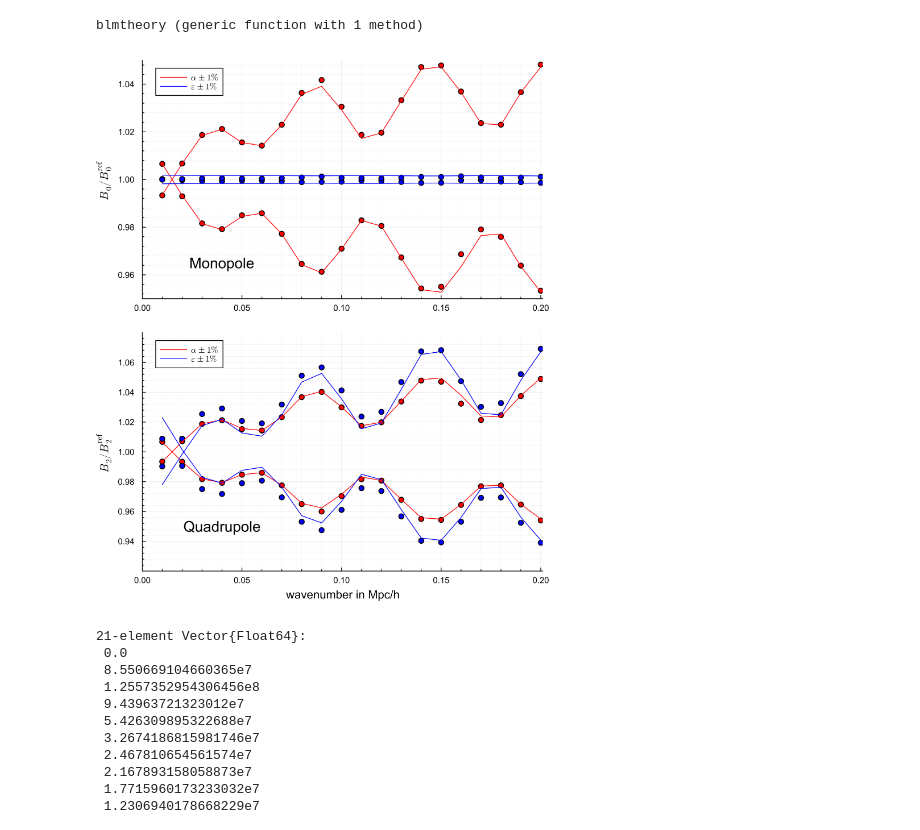
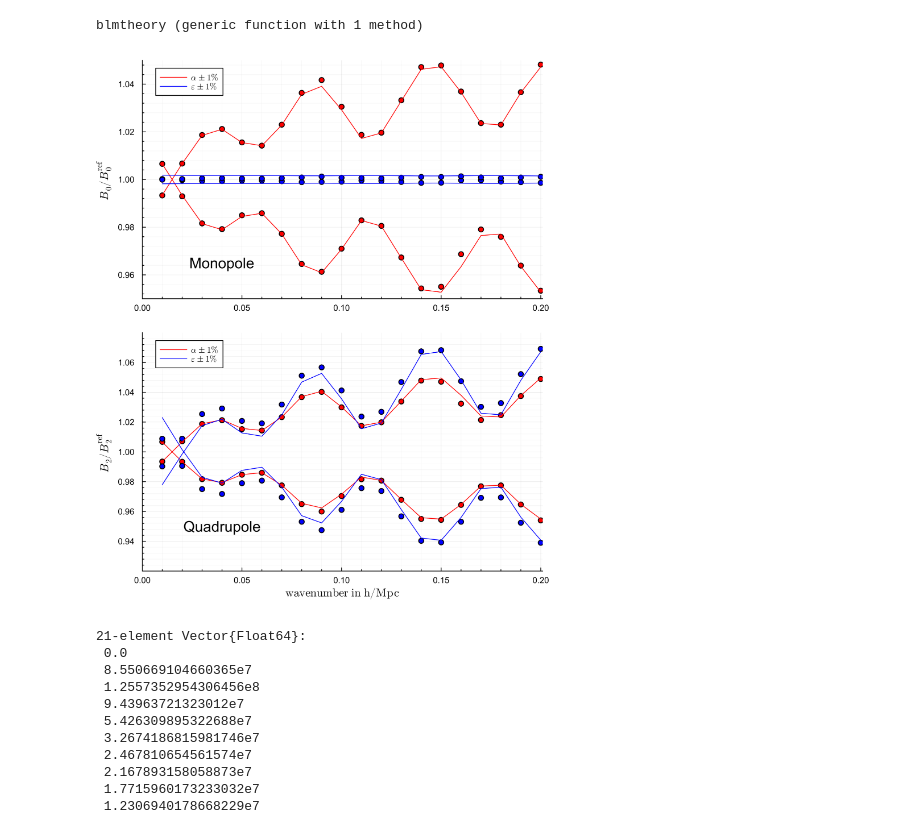
Before and after one commit to ladosamushia/BispectrumAP, a Jupyter notebook: BAOplots.ipynb, the cells around one changed output. Saved outputs shown, nothing was run; the diff lists cells and outputs as text; code cells hidden in the pictures.

```diff
--- a/BAOplots.ipynb
+++ b/BAOplots.ipynb
@@ -333,33 +333,33 @@ end
 # %%
 scatter(kgrid, b00list[1,:]./B00fid, label=:none, color=:red, layout=(2,1), size=(650, 800), dpi=300, subplot=1)
 scatter!(kgrid, b00list[2,:]./B00fid, label=:none, color=:red, subplot=1)
 scatter!(kgrid, b00list[3,:]./B00fid, label=:none, color=:blue, subplot=1)
 scatter!(kgrid, b00list[4,:]./B00fid, label=:none, color=:blue, subplot=1)
 
 plot!(kgrid, b00thlist[1,:]./B00fid, label=:none, color=:red, subplot=1)
 plot!(kgrid, b00thlist[2,:]./B00fid, label=L"\alpha \pm 1\%", color=:red, subplot=1)
 plot!(kgrid, b00thlist[3,:]./B00fid, label=:none, color=:blue, subplot=1)
 plot!(kgrid, b00thlist[4,:]./B00fid, label=L"\epsilon \pm 1\%", color=:blue, subplot=1, legend=:topleft)
 
 scatter!(kgrid, B20fid./b20list[1,:], label=:none, color=:red, subplot=2)
 scatter!(kgrid, B20fid./b20list[2,:], label=:none, color=:red, subplot=2)
 scatter!(kgrid, B20fid./b20list[3,:], label=:none, color=:blue, subplot=2)
 scatter!(kgrid, B20fid./b20list[4,:], label=:none, color=:blue, subplot=2)
 
 plot!(kgrid, B20fid./b20thlist[1,:], label=:none, color=:red, subplot=2)
 plot!(kgrid, B20fid./b20thlist[2,:], label=L"\alpha \pm 1\%", color=:red, subplot=2)
 plot!(kgrid, B20fid./b20thlist[3,:], label=:none, color=:blue, subplot=2)
 plot!(kgrid, B20fid./b20thlist[4,:], label=L"\epsilon \pm 1\%", color=:blue, subplot=2, legend=:topleft)
 
-plot!(xlabel="wavenumber in Mpc/h", ylabel=L"B_2/B^\mathrm{ref}_2", subplot=2)
+plot!(xlabel=L"\textrm{wavenumber\ in\ h/Mpc}", ylabel=L"B_2/B^\mathrm{ref}_2", subplot=2)
 plot!(ylabel=L"B_0/B^\mathrm{ref}_0", subplot=1)
 plot!(xrange=(0,0.201), yrange=(0.95,1.05),grid=true,fontfamily="Arial",minorticks=:true,minorgrid=true, subplot=1)
 plot!(xrange=(0,0.201), yrange=(0.92,1.08), yticks=([0.94, 0.96, 0.98, 1.00, 1.02, 1.04, 1.06]), grid=true,fontfamily="Arial",minorticks=:true,minorgrid=true, subplot=2)
 annotate!(0.04, 0.965, "Monopole", fontfamily="Arial", subplot=1)
 annotate!(0.04, 0.95, "Quadrupole", fontfamily="Arial", subplot=2)
 #savefig("Bap.png")
 # %% [output]
-[figure, old version]
+[figure, new version]
 # %%
 b1 = b40(kgrid, kgrid, kgrid, 1.00, 1.00)
 b2 = b40(kgrid, kgrid, kgrid, 1.00, 1.01)
```
Also changed, not shown: parts of 4 cells of this notebook.
